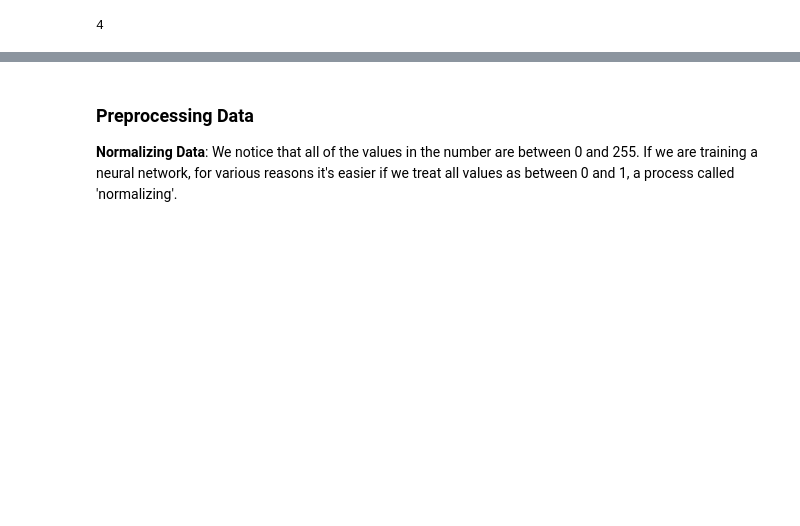
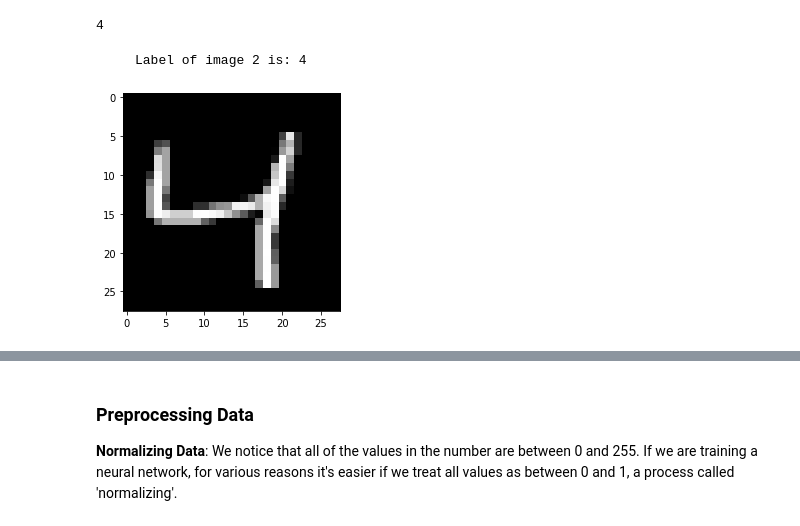
Before and after one commit to Mjrovai/UNIFEI-IESTI01-TinyML-2022.1, a Jupyter notebook: 00_Curse_Folder/1_Fundamentals/Class_08/TF_MNIST_Classification.ipynb, the cells around one changed output, grey strips where cells are left out. Drawn from its saved outputs; the diff is of its cells as text; code cells hidden in the pictures; blank space fills up the shorter version.

```diff
--- a/00_Curse_Folder/1_Fundamentals/Class_08/TF_MNIST_Classification.ipynb
+++ b/00_Curse_Folder/1_Fundamentals/Class_08/TF_MNIST_Classification.ipynb
@@ -48,6 +95,9 @@ training_labels[2]
 # %%
 img = 2
 print("     Label of image {} is: {}".format(img, training_labels[img]))
-plt.imshow(training_images[img]);
+plt.imshow(training_images[img], cmap='gray');
+# %% [output]
+     Label of image 2 is: 4
+[figure, added]
 # %%
 training_images.max()
```
Also changed, not shown: parts of 34 cells of this notebook.
